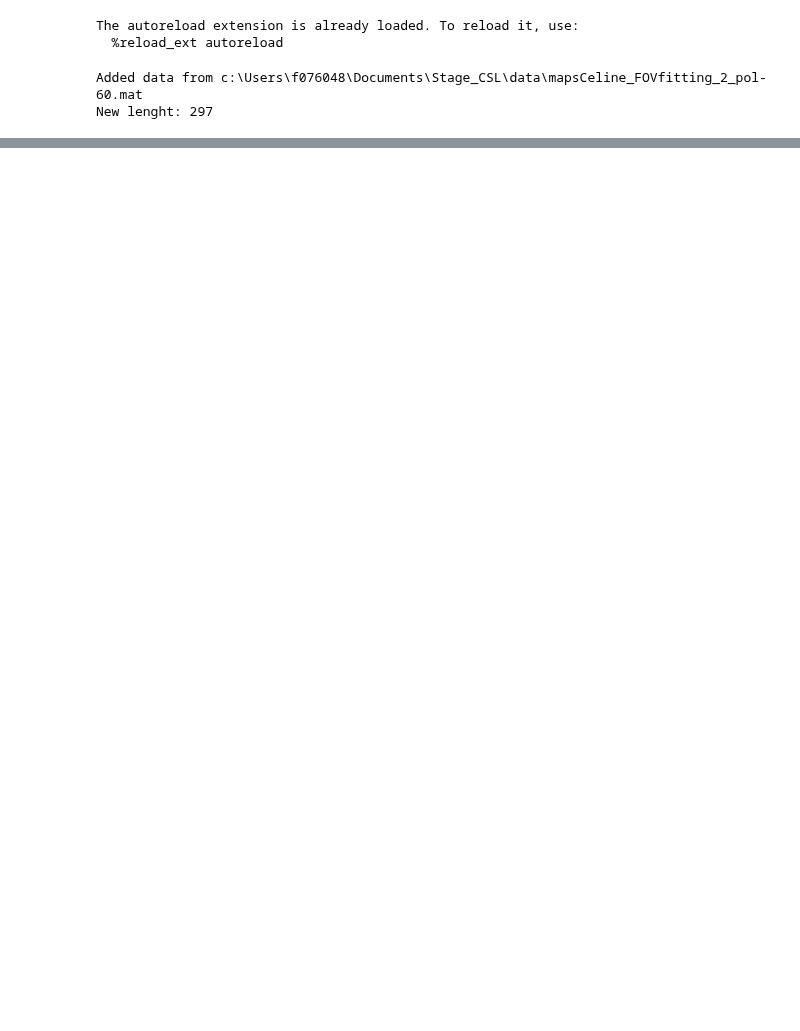
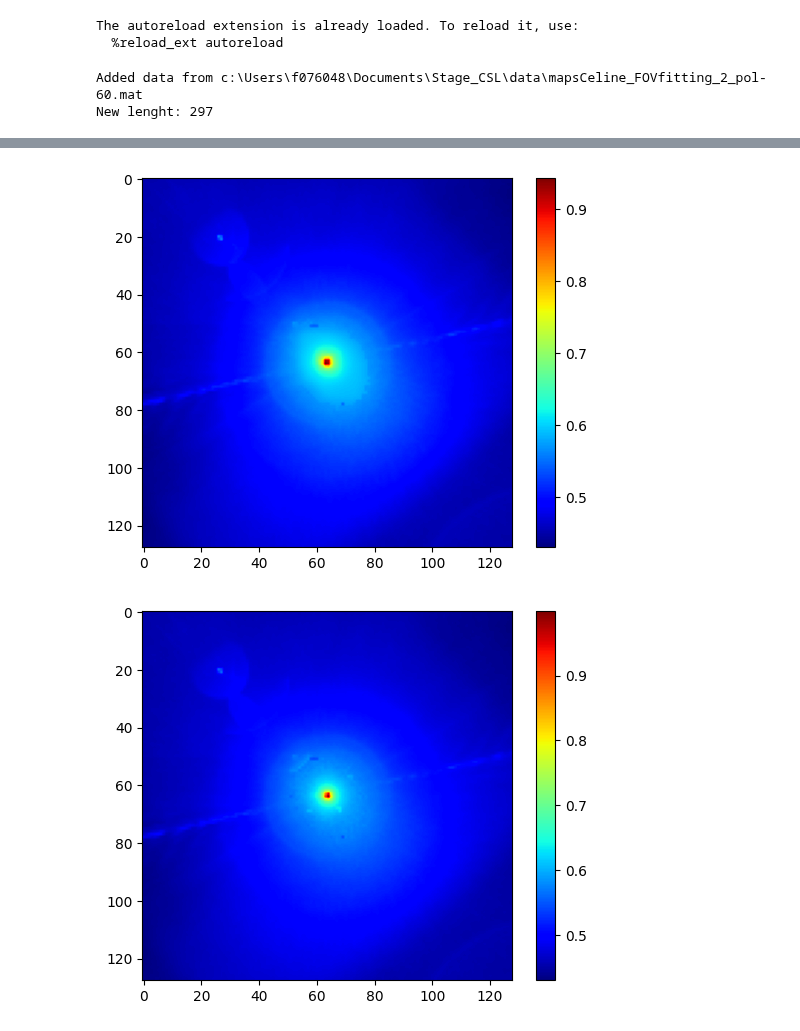
Before and after one commit to m7415/deep_learning_3MI, a Jupyter notebook: useCase.ipynb, the cells around one changed output, grey strips where cells are left out. Cells and saved outputs as stored; diff of their text form; code cells hidden in the pictures; blank space fills up the shorter version.

```diff
--- a/useCase.ipynb
+++ b/useCase.ipynb
@@ -126,0 +134,10 @@ plot_radial_profile([map3_orig, label], azimut[ind])
+# %%
+ind = random.randint(0, len(X) - 1)
+map3 = X[ind, :, :, 2]
+mask3 = dataset.mask3_list[ind]
+label = y[ind, :, :]
+pred = unet.model.predict(X[ind:ind+1])[0, :, :, 0]
+pred_fused = np.add(np.multiply(pred, mask3), np.multiply(map3, (1 - mask3)))
+plot_map(pred_fused)
+plot_map(label)
+# %% [output]
@@ -126,0 +145,2 @@ plot_radial_profile([map3_orig, label], azimut[ind])
+[figure, added]
+[figure, added]
```
Also changed, not shown: parts of 3 cells of this notebook, 1 other file.
